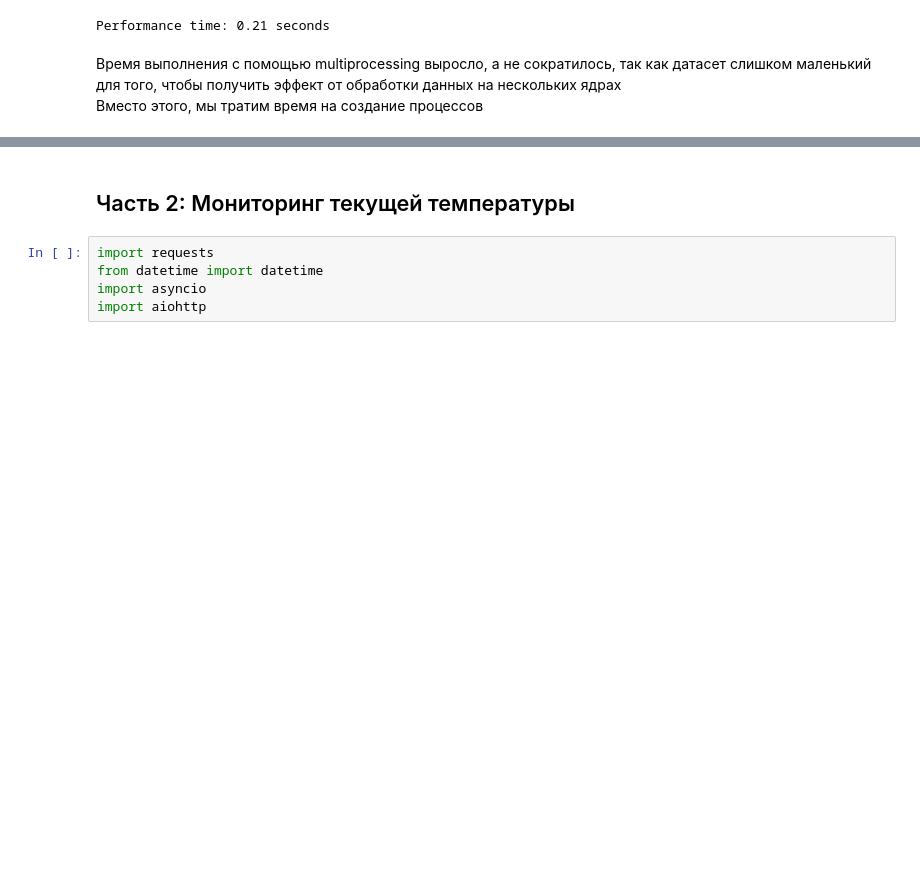
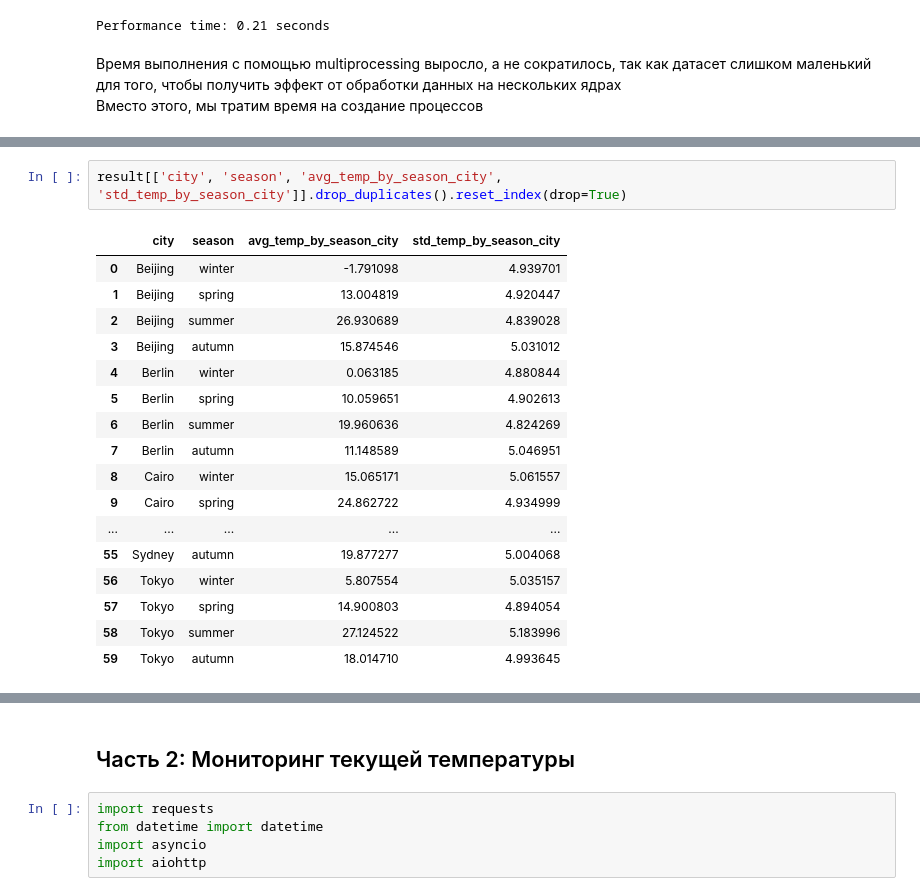
Before and after one commit to IvanMakhrov/Applied_Python_HW1, a Jupyter notebook: HW_1.ipynb, the cells around one changed output, grey strips where cells are left out. Saved outputs shown, nothing was run; the diff lists cells and outputs as text; blank space fills up the shorter version.

```diff
--- a/HW_1.ipynb
+++ b/HW_1.ipynb
@@ -192,0 +212,20 @@ Performance time: 0.21 seconds
+# %%
+result[['city', 'season', 'avg_temp_by_season_city', 'std_temp_by_season_city']].drop_duplicates().reset_index(drop=True)
+# %% [output]
+|  | city | season | avg_temp_by_season_city | std_temp_by_season_city |
+| 0 | Beijing | winter | -1.791098 | 4.939701 |
+| 1 | Beijing | spring | 13.004819 | 4.920447 |
+| 2 | Beijing | summer | 26.930689 | 4.839028 |
+| 3 | Beijing | autumn | 15.874546 | 5.031012 |
+| 4 | Berlin | winter | 0.063185 | 4.880844 |
+| 5 | Berlin | spring | 10.059651 | 4.902613 |
+| 6 | Berlin | summer | 19.960636 | 4.824269 |
+| 7 | Berlin | autumn | 11.148589 | 5.046951 |
+| 8 | Cairo | winter | 15.065171 | 5.061557 |
+| 9 | Cairo | spring | 24.862722 | 4.934999 |
+| ... | ... | ... | ... | ... |
+| 55 | Sydney | autumn | 19.877277 | 5.004068 |
+| 56 | Tokyo | winter | 5.807554 | 5.035157 |
+| 57 | Tokyo | spring | 14.900803 | 4.894054 |
+| 58 | Tokyo | summer | 27.124522 | 5.183996 |
+| 59 | Tokyo | autumn | 18.014710 | 4.993645 |
```
Also changed, not shown: parts of 3 cells of this notebook.
